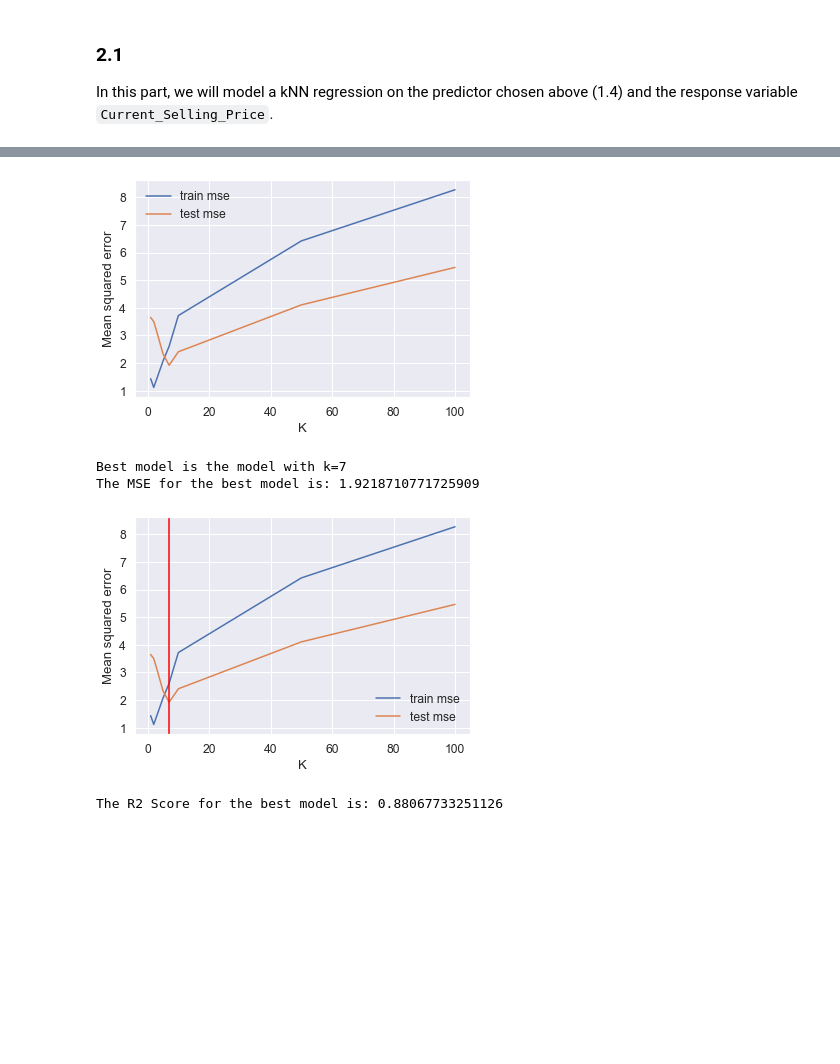
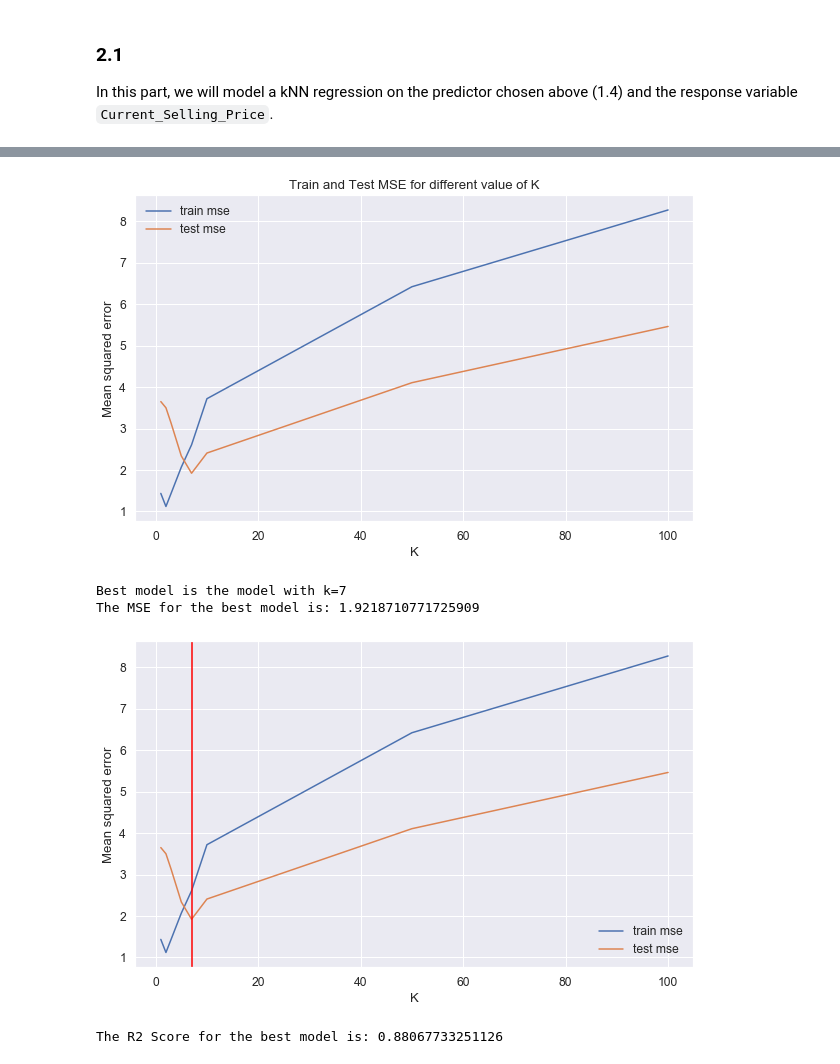
Before and after one commit to Wangsherpa/homework-1, a Jupyter notebook: ai1_c1_homework1_students.ipynb, the cells around one changed output, grey strips where cells are left out. Saved outputs shown, nothing was run; the diff lists cells and outputs as text; code cells hidden in the pictures; blank space fills up the shorter version.

```diff
--- a/ai1_c1_homework1_students.ipynb
+++ b/ai1_c1_homework1_students.ipynb
@@ -370,32 +367,36 @@ plt.show()
 # %%
 # Now make the MSE plots
+plt.figure(figsize=(10, 6))
 plt.plot(list(mse_train_dict.keys()), list(mse_train_dict.values()), label='train mse')
 plt.plot(list(mse_test_dict.keys()), list(mse_test_dict.values()), label='test mse')
+plt.title("Train and Test MSE for different value of K")
 plt.xlabel("K")
 plt.ylabel("Mean squared error")
 plt.legend()
 plt.show()
 # %% [output]
-[figure, old version]
+[figure, new version]
 # %%
 # Find the best model
 temp = min(mse_test_dict.values())
 k_min = [k for k in mse_test_dict if mse_test_dict[k]==temp]
 print(f"Best model is the model with k={k_min[0]}")
 
-# Plot vertical line at min value of k
+# Plot vertical line at k where mse is minimum
+plt.figure(figsize=(10, 6))
 plt.plot(list(mse_train_dict.keys()), list(mse_train_dict.values()), label='train mse')
 plt.plot(list(mse_test_dict.keys()), list(mse_test_dict.values()), label='test mse')
 plt.axvline(k_min[0], color='red')
 plt.xlabel("K")
 plt.ylabel("Mean squared error")
 plt.legend()
+
 print("The MSE for the best model is:", temp)
 plt.show()
 # %% [output]
 Best model is the model with k=7
 The MSE for the best model is: 1.9218710771725909
-[figure, old version]
+[figure, new version]
 # %%
 ##Compute the R-squared for the best model
 knn_best = KNeighborsRegressor(n_neighbors=7)
```
Also changed, not shown: parts of 22 cells of this notebook.
